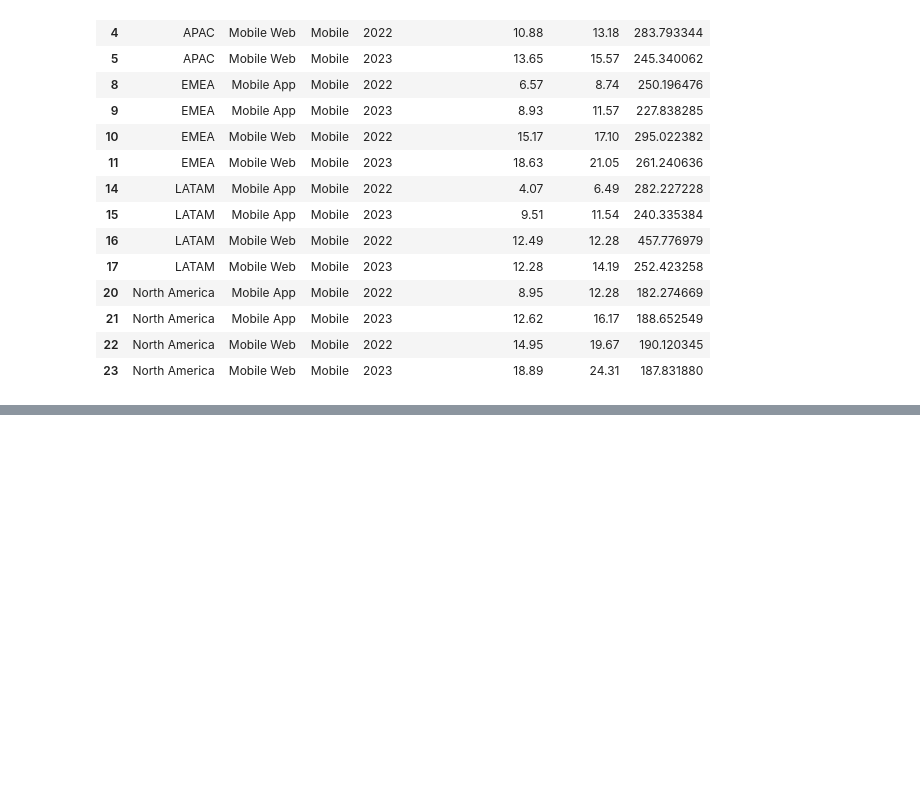
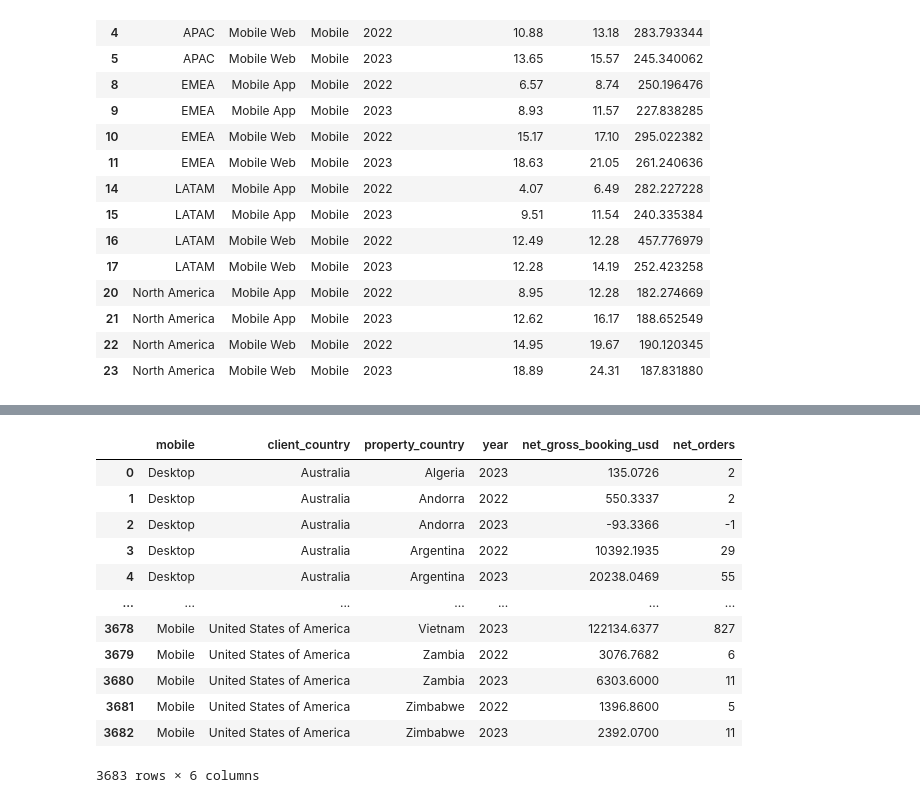
Before and after one commit to fontanads/analytics_case_202402, a Jupyter notebook: src/notebooks/mobile_analysis.ipynb, the cells around one changed output, grey strips where cells are left out. Cells and saved outputs as stored; diff of their text form; code cells hidden in the pictures; blank space fills up the shorter version.

```diff
--- a/src/notebooks/mobile_analysis.ipynb
+++ b/src/notebooks/mobile_analysis.ipynb
@@ -564,0 +602,23 @@ sankey_tree_chart.plot()
+# %%
+dimensions = ["mobile", "client_country", "property_country"]
+# dimensions = ["mobile", "client_region", "property_region"]
+# dimensions = ["mobile", "client_region"]
+# dimensions = ["mobile", "client_country"]
+date_cols = ["year"]
+# %%
+df_abs = df.groupby(dimensions + date_cols).agg({"net_gross_booking_usd": "sum", "net_orders": "sum"}).reset_index()
+df_abs
+# %% [output]
+|  | mobile | client_country | property_country | year | net_gross_booking_usd | net_orders |
+| 0 | Desktop | Australia | Algeria | 2023 | 135.0726 | 2 |
+| 1 | Desktop | Australia | Andorra | 2022 | 550.3337 | 2 |
+| 2 | Desktop | Australia | Andorra | 2023 | -93.3366 | -1 |
+| 3 | Desktop | Australia | Argentina | 2022 | 10392.1935 | 29 |
+| 4 | Desktop | Australia | Argentina | 2023 | 20238.0469 | 55 |
+| ... | ... | ... | ... | ... | ... | ... |
+| 3678 | Mobile | United States of America | Vietnam | 2023 | 122134.6377 | 827 |
+| 3679 | Mobile | United States of America | Zambia | 2022 | 3076.7682 | 6 |
+| 3680 | Mobile | United States of America | Zambia | 2023 | 6303.6000 | 11 |
+| 3681 | Mobile | United States of America | Zimbabwe | 2022 | 1396.8600 | 5 |
+| 3682 | Mobile | United States of America | Zimbabwe | 2023 | 2392.0700 | 11 |
+3683 rows × 6 columns
```
Also changed, not shown: parts of 18 cells of this notebook, 3 other files.
